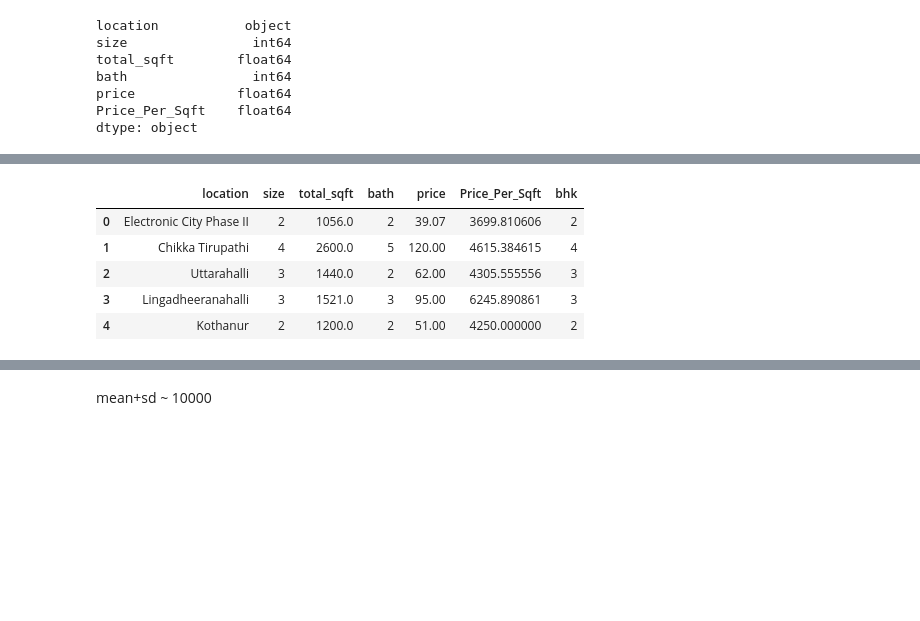
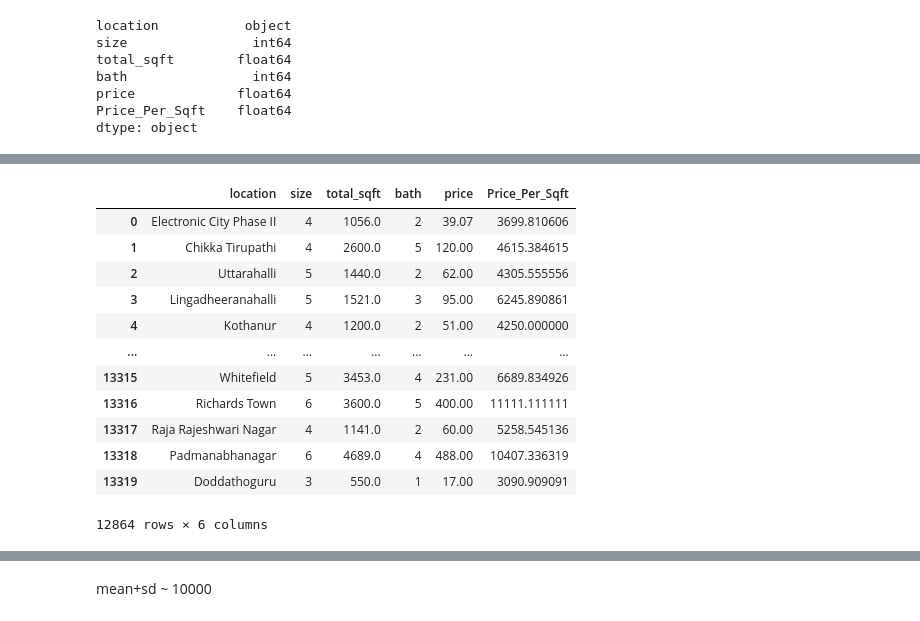
Before and after one commit to msiddhesh/A_Real_Estate_price_Prediction_Project, a Jupyter notebook: Project.ipynb, the cells around one changed output, grey strips where cells are left out. Saved outputs shown, nothing was run; the diff lists cells and outputs as text; code cells hidden in the pictures; blank space fills up the shorter version.

```diff
--- a/Project.ipynb
+++ b/Project.ipynb
@@ -240,11 +335,10 @@ def convert_sqft_to_num(x):
     tokens = x.split('-')
     if len(tokens) == 2:
         return (float(tokens[0])+float(tokens[1]))/2
-    if x=="34.46Sq. Meter":
-        return(370.9)
-    if x=="4125Perch":
-        return(1361.25)
-    return (float(x))
+    try:
+        return float(x)
+    except:
+        return None
 # %%
 data_2 = data_1.copy()
 # %%
@@ -254,2 +346,2 @@ ValueError: ignored
 # %%
-data_2[~data_2['total_sqft'].apply(is_float)].head(10)
+data_2 = data_2[data_2.total_sqft.notnull()]
@@ -475,2 +526,2 @@ dtype: object
 # %%
-data_4["bhk"] = data_4["size"].apply(lambda x: int(x) )
+data_4["size"] = data_4["size"].apply(lambda x: int(x) )
@@ -490,11 +563,18 @@ data_4.shape
 # %%
-data_5 = data_4[data_4.total_sqft/data_4.bhk>300].copy()
+data_5 = data_4[data_4.total_sqft/data_4['size']>150].copy()
 # %%
-data_5.head()
+data_5
 # %% [output]
-|  | location | size | total_sqft | bath | price | Price_Per_Sqft | bhk |
-| 0 | Electronic City Phase II | 2 | 1056.0 | 2 | 39.07 | 3699.810606 | 2 |
-| 1 | Chikka Tirupathi | 4 | 2600.0 | 5 | 120.00 | 4615.384615 | 4 |
-| 2 | Uttarahalli | 3 | 1440.0 | 2 | 62.00 | 4305.555556 | 3 |
-| 3 | Lingadheeranahalli | 3 | 1521.0 | 3 | 95.00 | 6245.890861 | 3 |
-| 4 | Kothanur | 2 | 1200.0 | 2 | 51.00 | 4250.000000 | 2 |
+|  | location | size | total_sqft | bath | price | Price_Per_Sqft |
+| 0 | Electronic City Phase II | 4 | 1056.0 | 2 | 39.07 | 3699.810606 |
+| 1 | Chikka Tirupathi | 4 | 2600.0 | 5 | 120.00 | 4615.384615 |
+| 2 | Uttarahalli | 5 | 1440.0 | 2 | 62.00 | 4305.555556 |
+| 3 | Lingadheeranahalli | 5 | 1521.0 | 3 | 95.00 | 6245.890861 |
+| 4 | Kothanur | 4 | 1200.0 | 2 | 51.00 | 4250.000000 |
+| ... | ... | ... | ... | ... | ... | ... |
+| 13315 | Whitefield | 5 | 3453.0 | 4 | 231.00 | 6689.834926 |
+| 13316 | Richards Town | 6 | 3600.0 | 5 | 400.00 | 11111.111111 |
+| 13317 | Raja Rajeshwari Nagar | 4 | 1141.0 | 2 | 60.00 | 5258.545136 |
+| 13318 | Padmanabhanagar | 6 | 4689.0 | 4 | 488.00 | 10407.336319 |
+| 13319 | Doddathoguru | 3 | 550.0 | 1 | 17.00 | 3090.909091 |
+12864 rows × 6 columns
```
Also changed, not shown: parts of 59 cells of this notebook.
